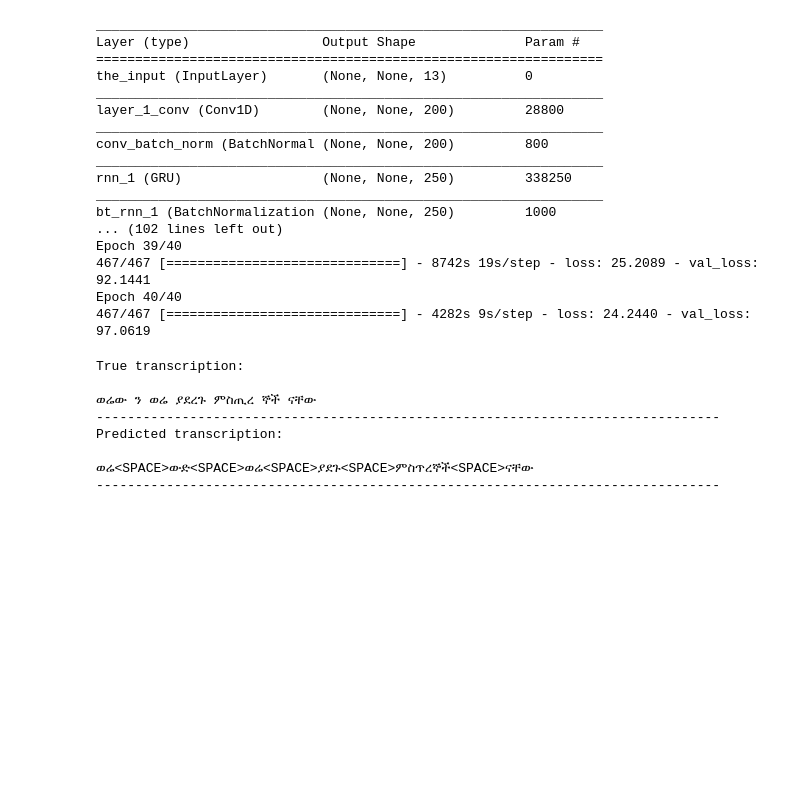
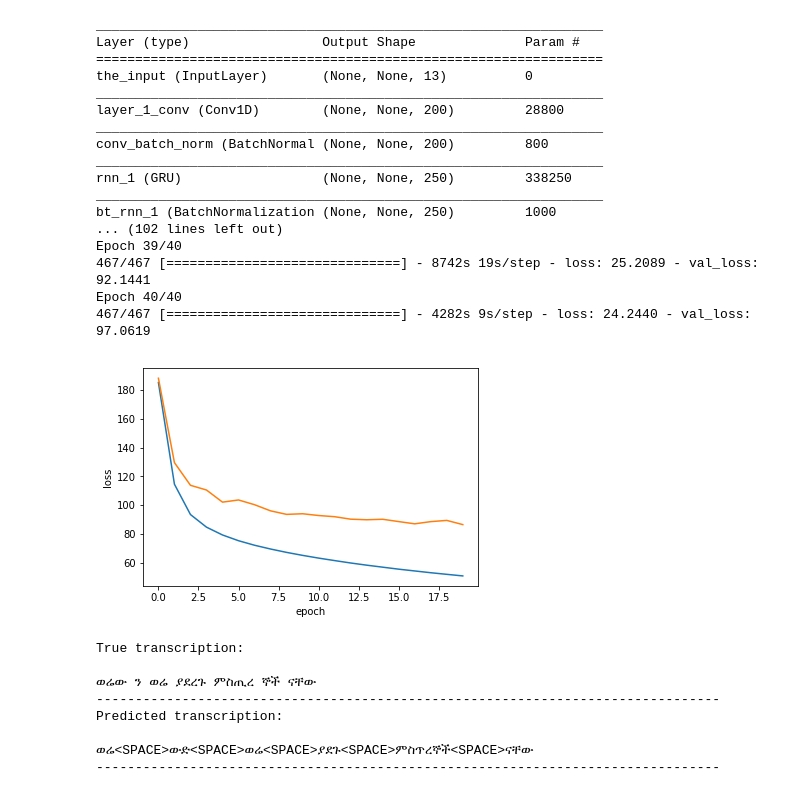
Before and after one commit to tilayealemu/MelaNet, a Jupyter notebook: model_2.ipynb, the cells around one changed output. Drawn from its saved outputs; the diff is of its cells as text; code cells hidden in the pictures; blank space fills up the shorter version.

Commit message:
plot hist

```diff
--- a/model_2.ipynb
+++ b/model_2.ipynb
@@ -54,6 +55,13 @@ Epoch 39/40
 467/467 [==============================] - 8742s 19s/step - loss: 25.2089 - val_loss: 92.1441
 Epoch 40/40
 467/467 [==============================] - 4282s 9s/step - loss: 24.2440 - val_loss: 97.0619
+# %%
+from src.plot import plot_hist
+
+model_name = "model_2"
+plot_hist(model_name)
+# %% [output]
+[figure, added]
 # %%
 from src.predict import predict
 %matplotlib inline
```
Also changed, not shown: parts of 1 cell of this notebook, 1 other file.
